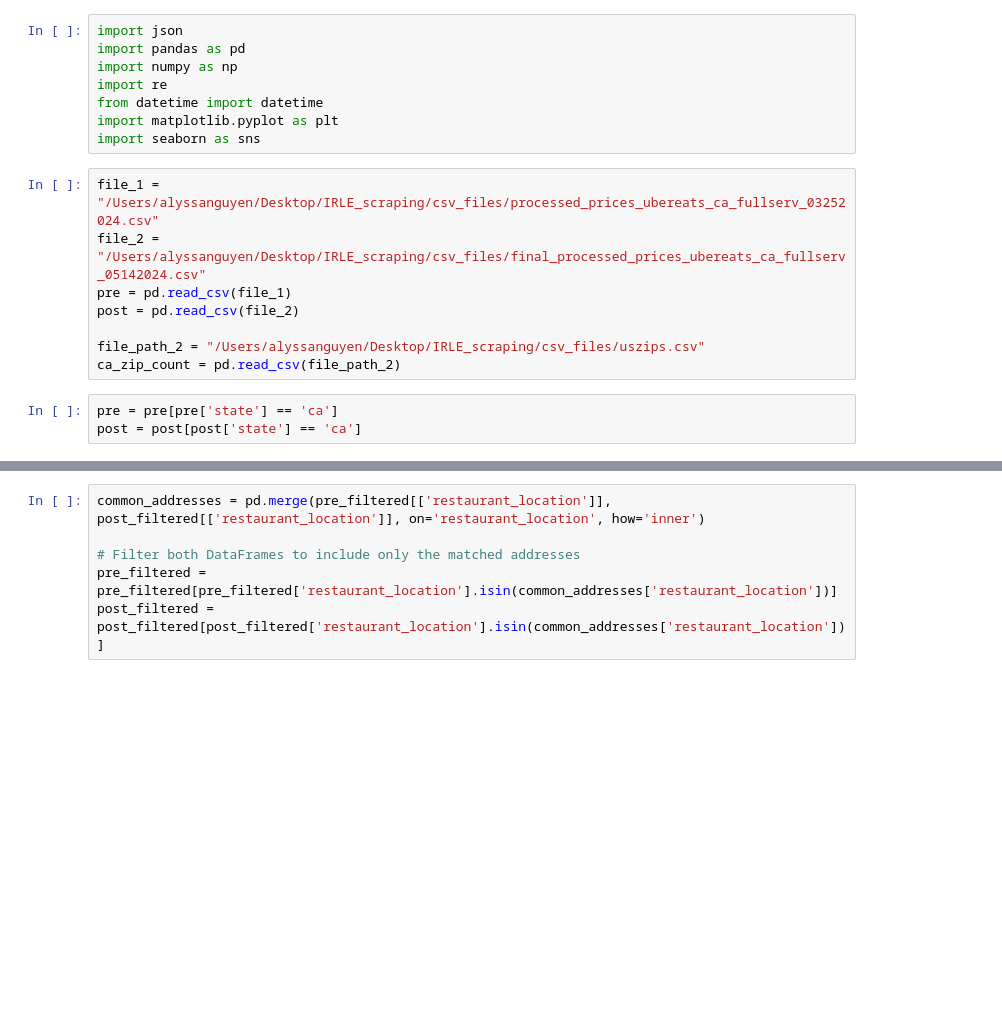
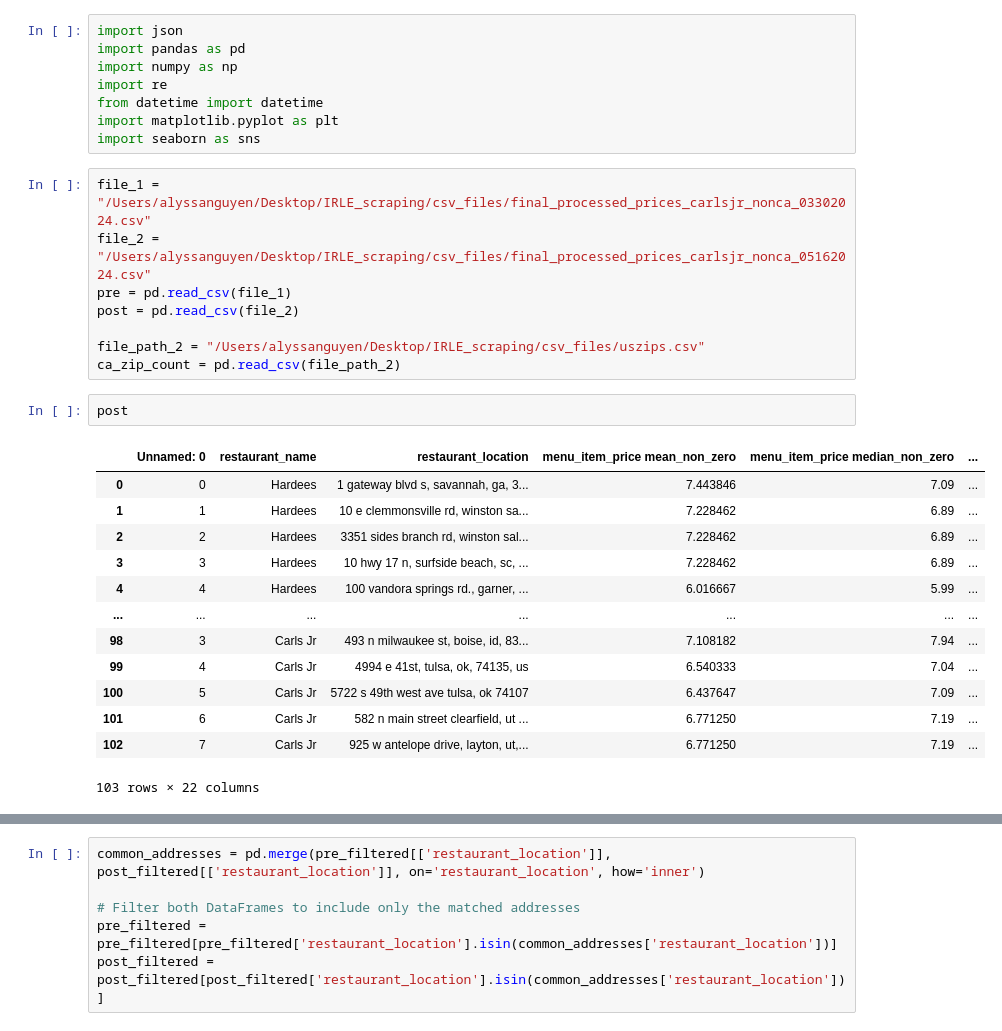
Before and after one commit to nguyena607/IRLE_scraping, a Jupyter notebook: scripts/summary_stats.ipynb, the cells around one changed output, grey strips where cells are left out. Drawn from its saved outputs; the diff is of its cells as text; blank space fills up the shorter version.

```diff
--- a/scripts/summary_stats.ipynb
+++ b/scripts/summary_stats.ipynb
@@ -7,16 +7,29 @@ from datetime import datetime
 import matplotlib.pyplot as plt
 import seaborn as sns
 # %%
-file_1 = "/Users/alyssanguyen/Desktop/IRLE_scraping/csv_files/processed_prices_ubereats_ca_fullserv_03252024.csv"
-file_2 = "/Users/alyssanguyen/Desktop/IRLE_scraping/csv_files/final_processed_prices_ubereats_ca_fullserv_05142024.csv"
+file_1 = "/Users/alyssanguyen/Desktop/IRLE_scraping/csv_files/final_processed_prices_carlsjr_nonca_03302024.csv"
+file_2 = "/Users/alyssanguyen/Desktop/IRLE_scraping/csv_files/final_processed_prices_carlsjr_nonca_05162024.csv"
 pre = pd.read_csv(file_1)
 post = pd.read_csv(file_2)
 
 file_path_2 = "/Users/alyssanguyen/Desktop/IRLE_scraping/csv_files/uszips.csv"
 ca_zip_count = pd.read_csv(file_path_2)
-# %%
-pre = pre[pre['state'] == 'ca']
-post = post[post['state'] == 'ca']
+# %%
+post
+# %% [output]
+|  | Unnamed: 0 | restaurant_name | restaurant_location | menu_item_price mean_non_zero | menu_item_price median_non_zero | ... |
+| 0 | 0 | Hardees | 1 gateway blvd s, savannah, ga, 3... | 7.443846 | 7.09 | ... |
+| 1 | 1 | Hardees | 10 e clemmonsville rd, winston sa... | 7.228462 | 6.89 | ... |
+| 2 | 2 | Hardees | 3351 sides branch rd, winston sal... | 7.228462 | 6.89 | ... |
+| 3 | 3 | Hardees | 10 hwy 17 n, surfside beach, sc, ... | 7.228462 | 6.89 | ... |
+| 4 | 4 | Hardees | 100 vandora springs rd., garner, ... | 6.016667 | 5.99 | ... |
+| ... | ... | ... | ... | ... | ... | ... |
+| 98 | 3 | Carls Jr | 493 n milwaukee st, boise, id, 83... | 7.108182 | 7.94 | ... |
+| 99 | 4 | Carls Jr | 4994 e 41st, tulsa, ok, 74135, us | 6.540333 | 7.04 | ... |
+| 100 | 5 | Carls Jr | 5722 s 49th west ave tulsa, ok 74107 | 6.437647 | 7.09 | ... |
+| 101 | 6 | Carls Jr | 582 n main street clearfield, ut ... | 6.771250 | 7.19 | ... |
+| 102 | 7 | Carls Jr | 925 w antelope drive, layton, ut,... | 6.771250 | 7.19 | ... |
+103 rows × 22 columns
 # %%
 common_addresses = pd.merge(pre[['restaurant_location']], post[['restaurant_location']], on='restaurant_location', how='inner')
 
```
Also changed, not shown: parts of 4 cells of this notebook, 10 other files.
